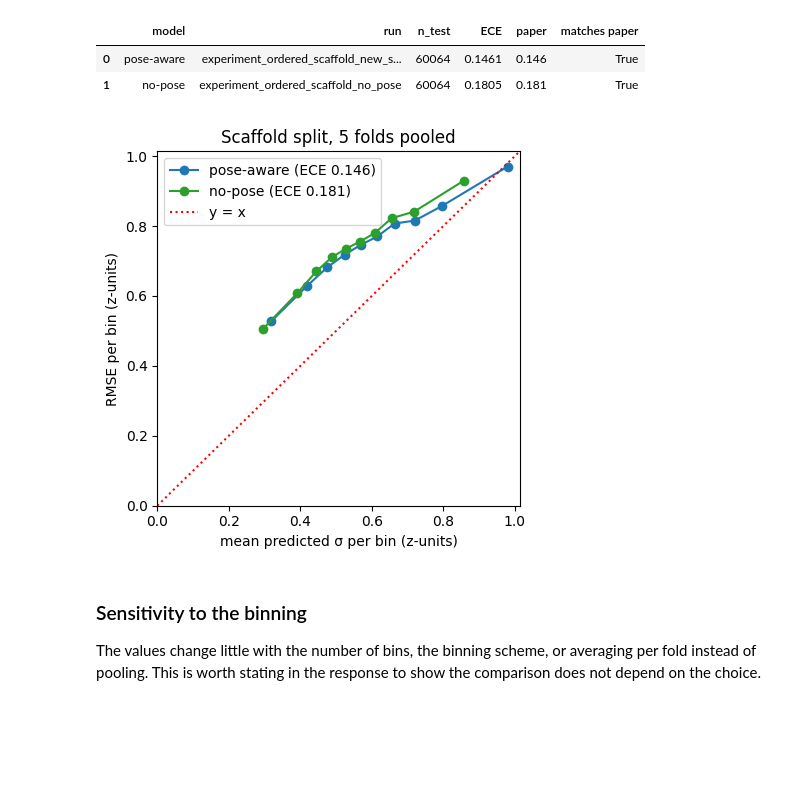
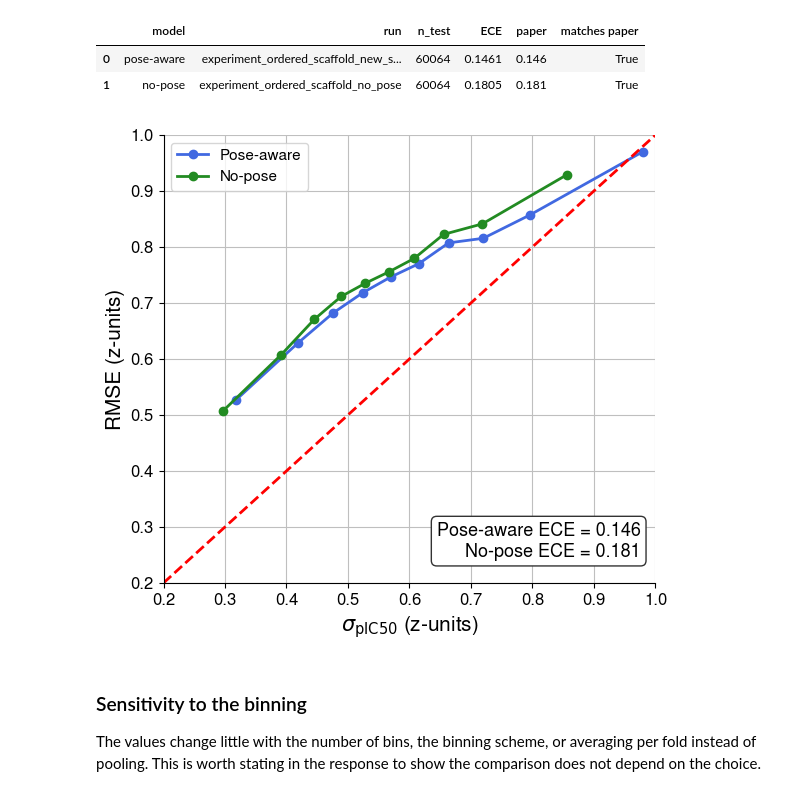
Before and after one commit to openkinome/multi-objective-kinodata-3D, a Jupyter notebook: analysis/ece.ipynb, the cells around one changed output. Drawn from its saved outputs; the diff is of its cells as text; code cells hidden in the pictures; blank space fills up the shorter version.

```diff
--- a/analysis/ece.ipynb
+++ b/analysis/ece.ipynb
@@ -84,21 +88,26 @@ pd.DataFrame(rows)
 |  | model | run | n_test | ECE | paper | matches paper |
 | 0 | pose-aware | experiment_ordered_scaffold_new_s... | 60064 | 0.1461 | 0.146 | True |
 | 1 | no-pose | experiment_ordered_scaffold_no_pose | 60064 | 0.1805 | 0.181 | True |
-# %%
-fig, ax = plt.subplots(figsize=(4.5, 4.5))
-colors = {"pose-aware": "tab:blue", "no-pose": "tab:green"}
-for run, (label, _) in PAPER_FIG7.items():
-    tab = calibration_table(fig7[run])
-    ax.plot(tab["mean_sigma"], tab["rmse"], "o-", color=colors[label], label=f"{label} (ECE {ece(fig7[run]):.3f})")
-lim = [0, max(ax.get_xlim()[1], ax.get_ylim()[1])]
-ax.plot(lim, lim, "r:", label="y = x")
-ax.set(xlabel="mean predicted σ per bin (z-units)", ylabel="RMSE per bin (z-units)",
-       title="Scaffold split, 5 folds pooled", xlim=lim, ylim=lim)
-ax.legend()
-fig.tight_layout()
-fig.savefig(OUTPUT / "ece_fig7_scaffold.png", dpi=200)
-# %% [output]
-[figure, removed]
+# %%
+# same layout as Fig. 7
+fig, ax = plt.subplots(figsize=(6, 5.5))
+style = {"pose-aware": ("Pose-aware", COLORS["pose_aware"]), "no-pose": ("No-pose", COLORS["no_pose"])}
+tabs = {run: calibration_table(fig7[run]) for run in PAPER_FIG7}
+for run, (label, _) in PAPER_FIG7.items():
+    name, color = style[label]
+    ax.plot(tabs[run]["mean_sigma"], tabs[run]["rmse"], "o-", color=color, label=name)
+values = np.concatenate([np.r_[t["mean_sigma"], t["rmse"]] for t in tabs.values()])
+lo, hi = np.floor(values.min() * 10) / 10, np.ceil(values.max() * 10) / 10   # start at the data, end on a round tick
+ax.plot([lo, hi], [lo, hi], "--", color=COLORS["diagonal"])
+ax.set(xlim=(lo, hi), ylim=(lo, hi), xlabel=r"$\sigma_{\mathrm{pIC50}}$ (z-units)", ylabel="RMSE (z-units)")
+ax.grid(True, color="0.75")
+ax.legend(loc="upper left")
+ax.text(0.97, 0.05, "\n".join(f"{style[l][0]} ECE = {ece(fig7[r]):.3f}" for r, (l, _) in PAPER_FIG7.items()),
+        transform=ax.transAxes, ha="right", va="bottom", bbox=dict(boxstyle="round", fc="white", ec="0.2"))
+fig.tight_layout()
+fig.savefig(OUTPUT / "ece_fig7_scaffold.png", dpi=200)
+# %% [output]
+[figure, added]
 # %% [markdown]
 ### Sensitivity to the binning
 
```
Also changed, not shown: parts of 1 cell of this notebook, 2 other files.
